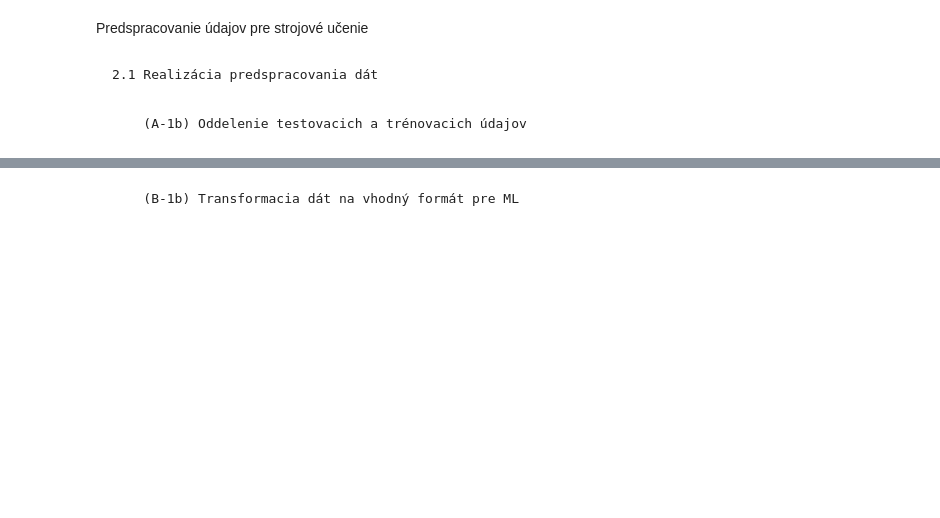
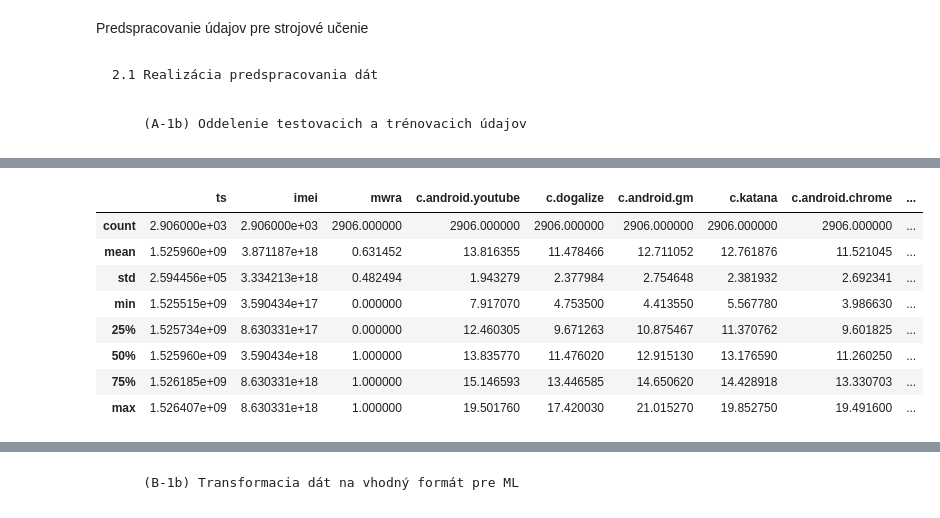
Before and after one commit to Faustynn/IAU_Project, a Jupyter notebook: jupiter/druha_faza.ipynb, the cells around one changed output, grey strips where cells are left out. Cells and saved outputs as stored; diff of their text form; code cells hidden in the pictures; blank space fills up the shorter version.

```diff
--- a/jupiter/druha_faza.ipynb
+++ b/jupiter/druha_faza.ipynb
@@ -6,0 +30,13 @@ Predspracovanie údajov pre strojové učenie
+# %%
+df_conn_test.columns = df_conn_test.columns.str.strip()
+df_conn_test.describe()
+# %% [output]
+|  | ts | imei | mwra | c.android.youtube | c.dogalize | c.android.gm | c.katana | c.android.chrome | ... |
+| count | 2.906000e+03 | 2.906000e+03 | 2906.000000 | 2906.000000 | 2906.000000 | 2906.000000 | 2906.000000 | 2906.000000 | ... |
+| mean | 1.525960e+09 | 3.871187e+18 | 0.631452 | 13.816355 | 11.478466 | 12.711052 | 12.761876 | 11.521045 | ... |
+| std | 2.594456e+05 | 3.334213e+18 | 0.482494 | 1.943279 | 2.377984 | 2.754648 | 2.381932 | 2.692341 | ... |
+| min | 1.525515e+09 | 3.590434e+17 | 0.000000 | 7.917070 | 4.753500 | 4.413550 | 5.567780 | 3.986630 | ... |
+| 25% | 1.525734e+09 | 8.630331e+17 | 0.000000 | 12.460305 | 9.671263 | 10.875467 | 11.370762 | 9.601825 | ... |
+| 50% | 1.525960e+09 | 3.590434e+18 | 1.000000 | 13.835770 | 11.476020 | 12.915130 | 13.176590 | 11.260250 | ... |
+| 75% | 1.526185e+09 | 8.630331e+18 | 1.000000 | 15.146593 | 13.446585 | 14.650620 | 14.428918 | 13.330703 | ... |
+| max | 1.526407e+09 | 8.630331e+18 | 1.000000 | 19.501760 | 17.420030 | 21.015270 | 19.852750 | 19.491600 | ... |
```
Also changed, not shown: parts of 31 cells of this notebook.
